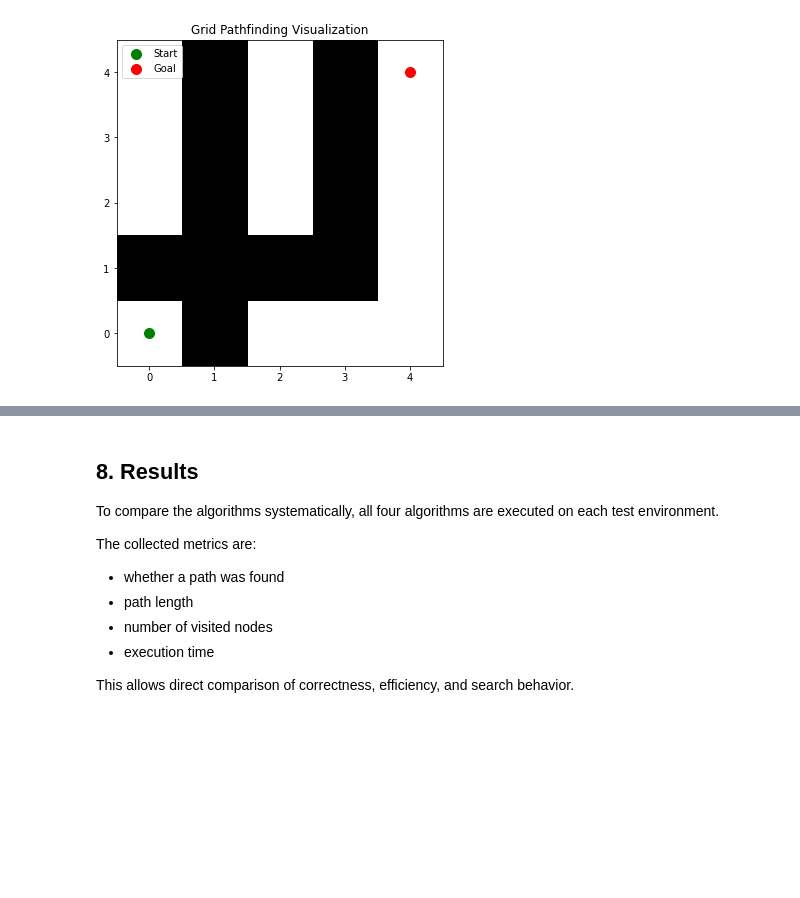
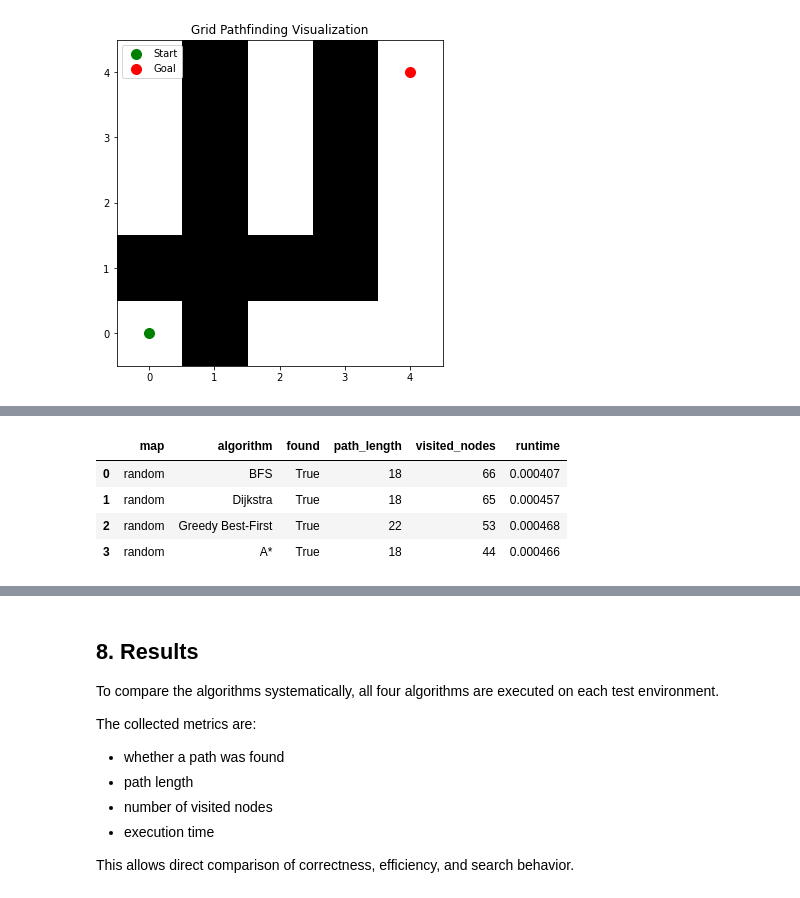
Before and after one commit to looalhadzhiev-max/pathfinding-algorithms-project, a Jupyter notebook: notebooks/pathfinding_analysis.ipynb, the cells around one changed output, grey strips where cells are left out. Cells and saved outputs as stored; diff of their text form; code cells hidden in the pictures; blank space fills up the shorter version.

```diff
--- a/notebooks/pathfinding_analysis.ipynb
+++ b/notebooks/pathfinding_analysis.ipynb
@@ -801,0 +843,14 @@ plot_grid(grid_no_path, start=start_no_path, goal=goal_no_path)
+# %%
+random_results = run_all_algorithms(random_grid, random_start, random_goal)
+
+random_df = pd.DataFrame(
+    summarize_results(random_results, "random")
+)
+
+random_df
+# %% [output]
+|  | map | algorithm | found | path_length | visited_nodes | runtime |
+| 0 | random | BFS | True | 18 | 66 | 0.000407 |
+| 1 | random | Dijkstra | True | 18 | 65 | 0.000457 |
+| 2 | random | Greedy Best-First | True | 22 | 53 | 0.000468 |
+| 3 | random | A* | True | 18 | 44 | 0.000466 |
```
Also changed, not shown: parts of 15 cells of this notebook.
